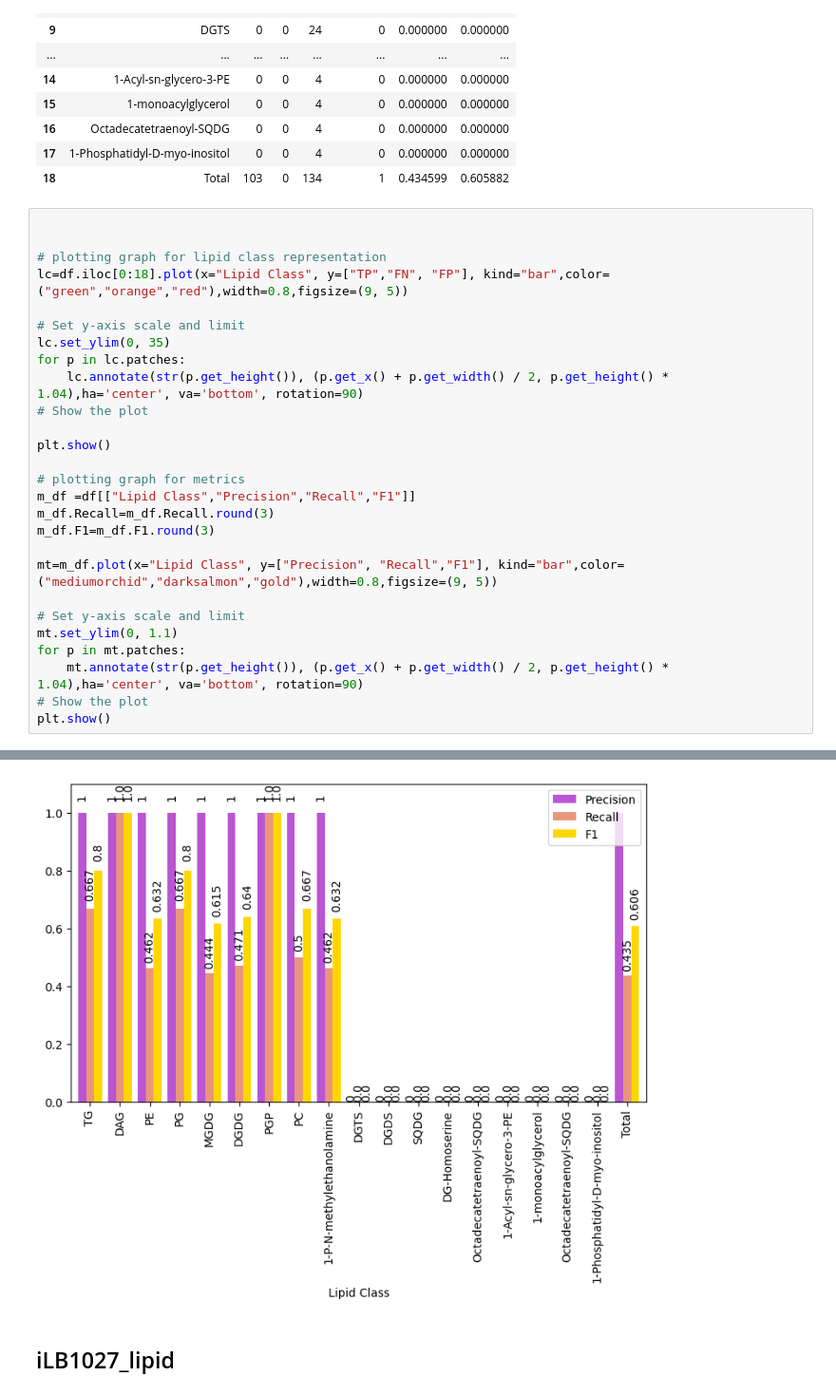
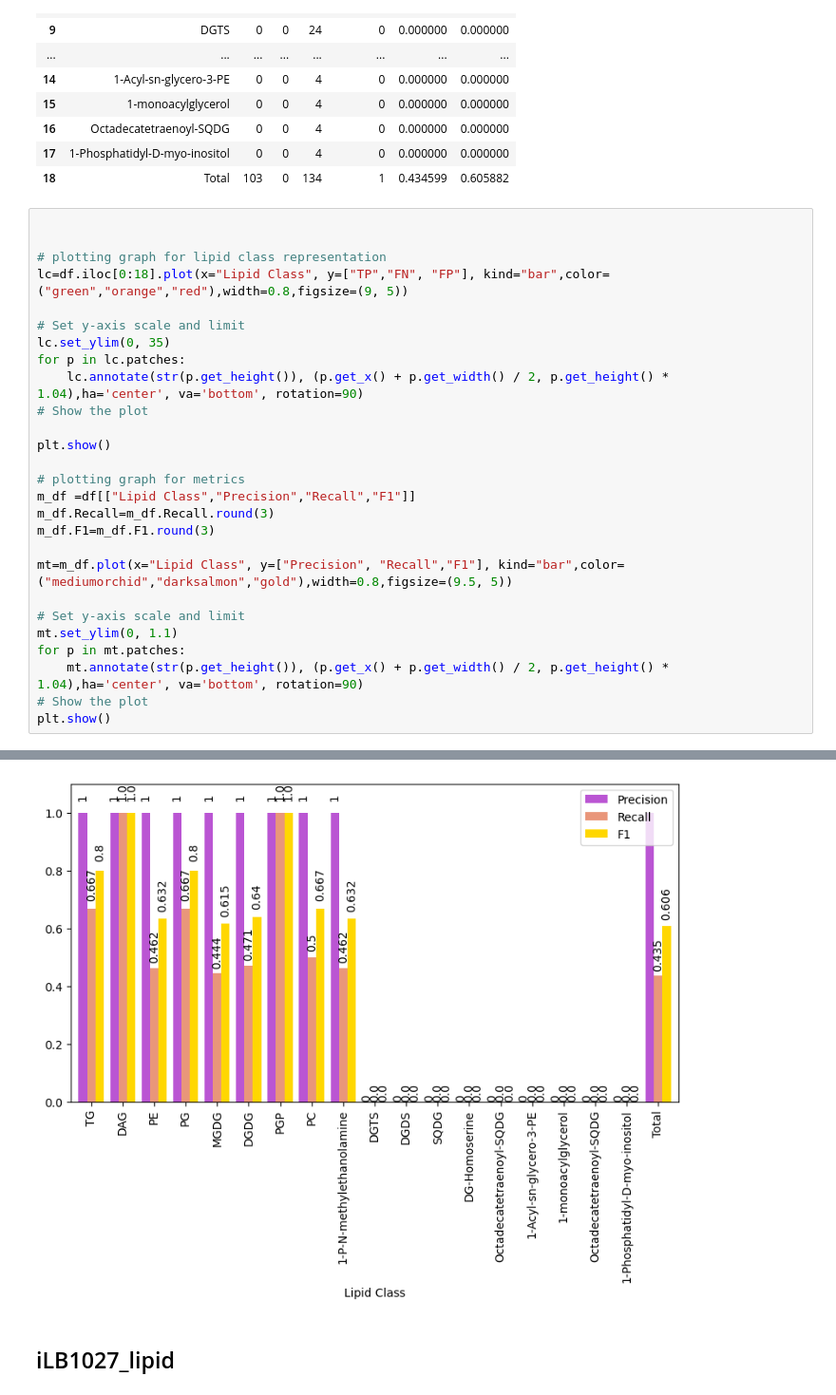
Before and after one commit to AdrianoSilva19/Thesis_Suport, a Jupyter notebook: RdKit_Lipid_GEMA/Graph_results.ipynb, the cells around one changed output, grey strips where cells are left out. Shown: that part at 95% size. Saved outputs shown, nothing was run; the diff lists cells and outputs as text.

Commit message:
[FIX] graphs size to allow the representation of the bar values on top

```diff
--- a/RdKit_Lipid_GEMA/Graph_results.ipynb
+++ b/RdKit_Lipid_GEMA/Graph_results.ipynb
@@ -101,7 +101,7 @@ m_df =df[["Lipid Class","Precision","Recall","F1"]]
 m_df.Recall=m_df.Recall.round(3)
 m_df.F1=m_df.F1.round(3)
 
-mt=m_df.plot(x="Lipid Class", y=["Precision", "Recall","F1"], kind="bar",color=("mediumorchid","darksalmon","gold"),width=0.8,figsize=(9, 5))
+mt=m_df.plot(x="Lipid Class", y=["Precision", "Recall","F1"], kind="bar",color=("mediumorchid","darksalmon","gold"),width=0.8,figsize=(9.5, 5))
 
 # Set y-axis scale and limit
 mt.set_ylim(0, 1.1)
@@ -114,4 +119,4 @@ plt.show()
-[figure, old version]
+[figure, new version]
 # %% [markdown]
 ## iLB1027_lipid
 # %%
```
Also changed, not shown: parts of 4 cells of this notebook, 10 other files.
